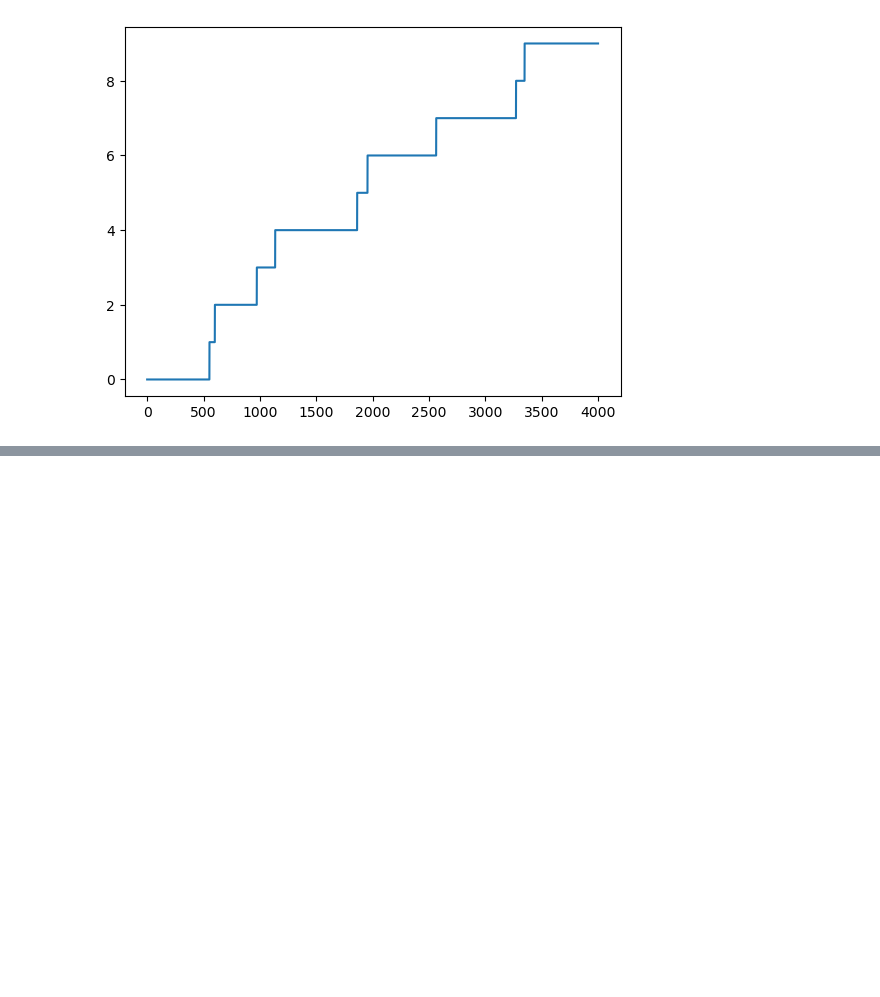
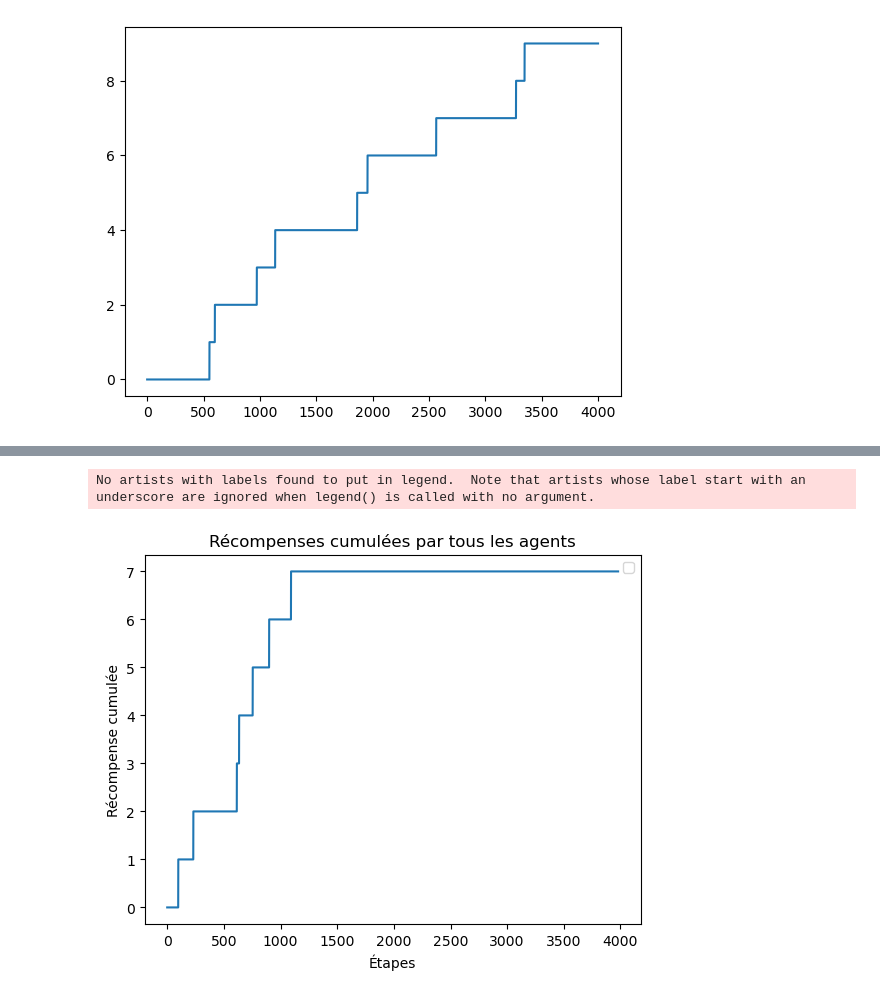
Before and after one commit to MaxMaiche/COCOMA-DeepRL, a Jupyter notebook: KAZ.ipynb, the cells around one changed output, grey strips where cells are left out. Drawn from its saved outputs; the diff is of its cells as text; code cells hidden in the pictures; blank space fills up the shorter version.

```diff
--- a/KAZ.ipynb
+++ b/KAZ.ipynb
@@ -160,0 +256,11 @@ Episode 4
+# %%
+# Afficher les récompenses cumulées pour chaque agent
+plt.plot(np.cumsum(rewards))
+plt.xlabel('Étapes')
+plt.ylabel('Récompense cumulée')
+plt.legend()
+plt.title('Récompenses cumulées par tous les agents')
+plt.show()
+# %% [output]
+No artists with labels found to put in legend.  Note that artists whose label start with an underscore are ignored when legend() is called with no argument.
+[figure, added]
```
Also changed, not shown: parts of 2 cells of this notebook, 4 other files.
